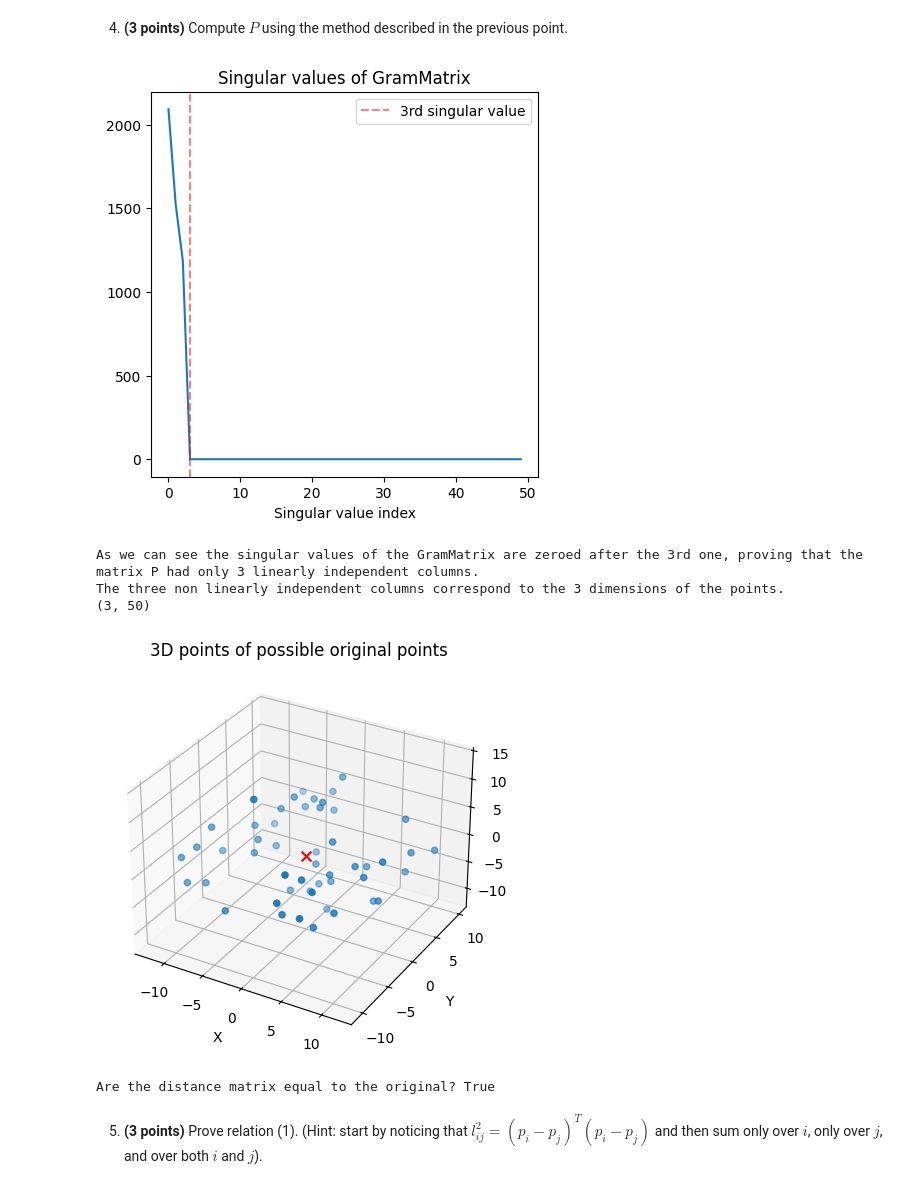
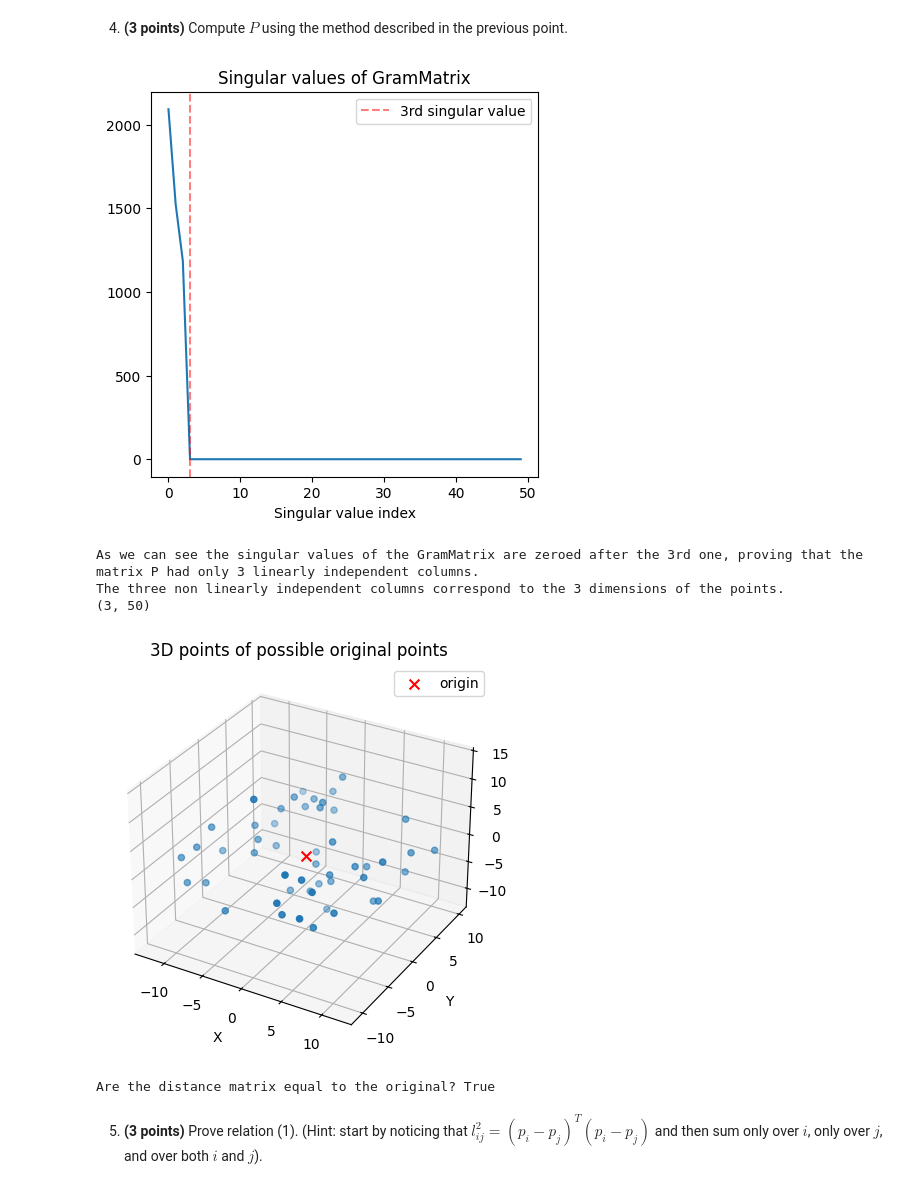
Before and after one commit to andreac01/NAML, a Jupyter notebook: pastExams/2024-09-03/2024-09-03_exam.ipynb, the cells around one changed output. Saved outputs shown, nothing was run; the diff lists cells and outputs as text; code cells hidden in the pictures.

```diff
--- a/pastExams/2024-09-03/2024-09-03_exam.ipynb
+++ b/pastExams/2024-09-03/2024-09-03_exam.ipynb
@@ -168,34 +165,35 @@ print("The three non linearly independent columns correspond to the 3 dimensions
 
 # knowing that the P had just 3 colums we can compute it using the first 3 singular vectors
 pseudo_diagonal = np.zeros((50, 3))
 pseudo_diagonal[0,0] = np.sqrt(S[0])
 pseudo_diagonal[1,1] = np.sqrt(S[1])
 pseudo_diagonal[2,2] = np.sqrt(S[2])
 PT = V[:,:3] @ np.diag(np.sqrt(S[:3]))
 
 P = PT.T
 print(P.shape)
 
 # plot the points in 3D
 fig = plt.figure(figsize=(5, 5))
 ax = fig.add_subplot(111, projection='3d')
 ax.scatter(P[0,:], P[1,:], P[2,:])
 ax.scatter(0, 0, 0, marker='x', color='red', s=50, label='origin')
 ax.set_xlabel('X')
 ax.set_ylabel('Y')
 ax.set_zlabel('Z')
+plt.legend()
 plt.title('3D points of possible original points')
 plt.show()
 
 # ensure that the distance matrix is the same as the original one
 D1 = sp.spatial.distance_matrix(P.T, P.T)
 print('Are the distance matrix equal to the original?', np.allclose(D1, L))
 # %% [output]
 [figure]
 As we can see the singular values of the GramMatrix are zeroed after the 3rd one, proving that the matrix P had only 3 linearly independent columns.
 The three non linearly independent columns correspond to the 3 dimensions of the points.
 (3, 50)
-[figure, old version]
+[figure, new version]
 Are the distance matrix equal to the original? True
 # %% [markdown]
 5. **(3 points)** Prove relation (1). (Hint: start by noticing that $ l_{ij}^2 = (p_i - p_j)^T (p_i - p_j) $ and then sum only over $ i $, only over $ j $, and over both $ i $ and $ j $).
```
Also changed, not shown: parts of 1 cell of this notebook, 6 other files.
